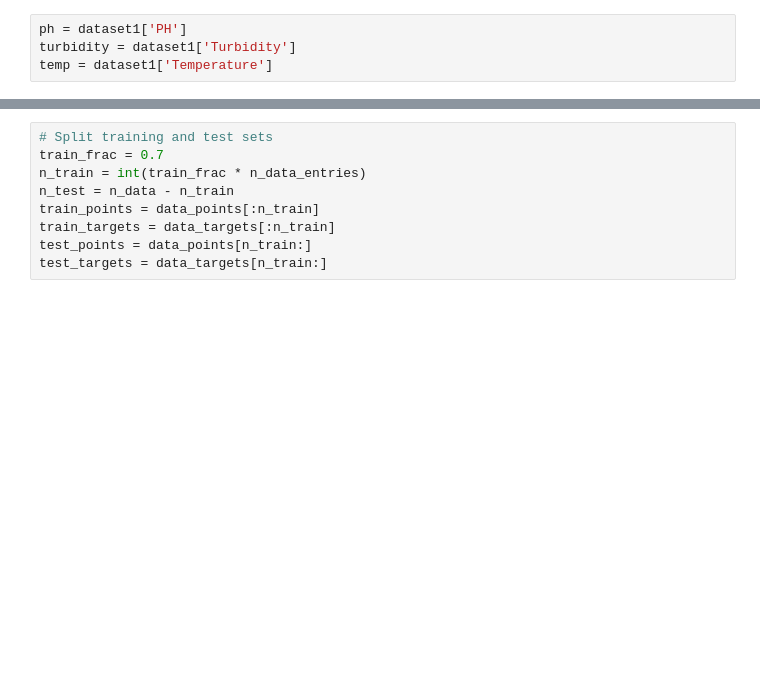
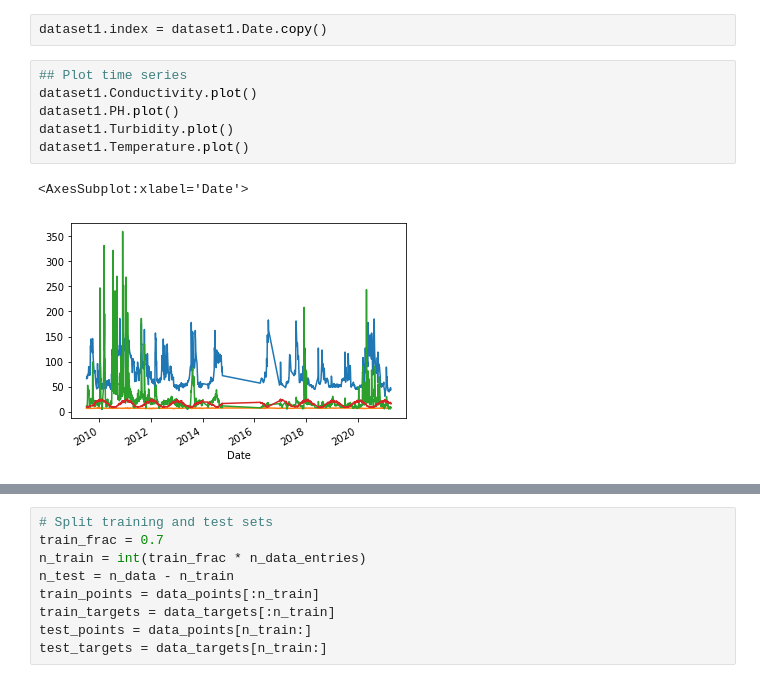
Before and after one commit to megannguyen6898/finalprojectDATA, a Jupyter notebook: finalproject.ipynb, the cells around one changed output, grey strips where cells are left out. Drawn from its saved outputs; the diff is of its cells as text; blank space fills up the shorter version.

```diff
--- a/finalproject.ipynb
+++ b/finalproject.ipynb
@@ -75,4 +52,11 @@ dataset1['Conductivity_norm'] = normalization(dataset1['Conductivity'])
+# %%
+dataset1.index = dataset1.Date.copy()
 # %%
-ph = dataset1['PH']
-turbidity = dataset1['Turbidity']
-temp = dataset1['Temperature']
+## Plot time series
+dataset1.Conductivity.plot()
+dataset1.PH.plot()
+dataset1.Turbidity.plot()
+dataset1.Temperature.plot()
+# %% [output]
+<AxesSubplot:xlabel='Date'>
+[figure, added]
```
Also changed, not shown: parts of 28 cells of this notebook.
